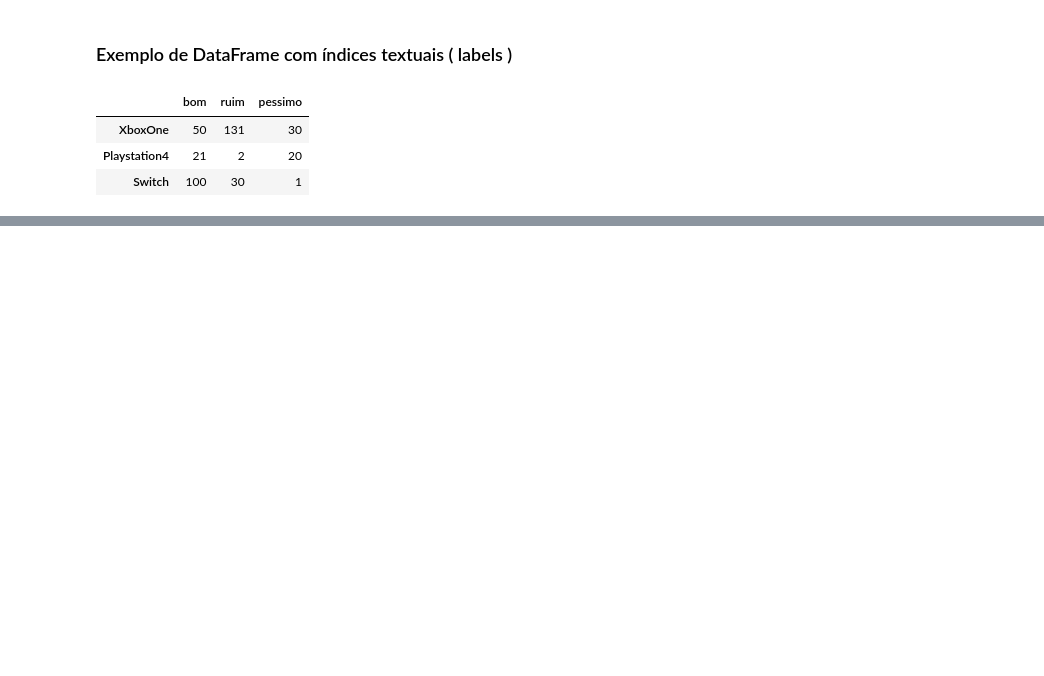
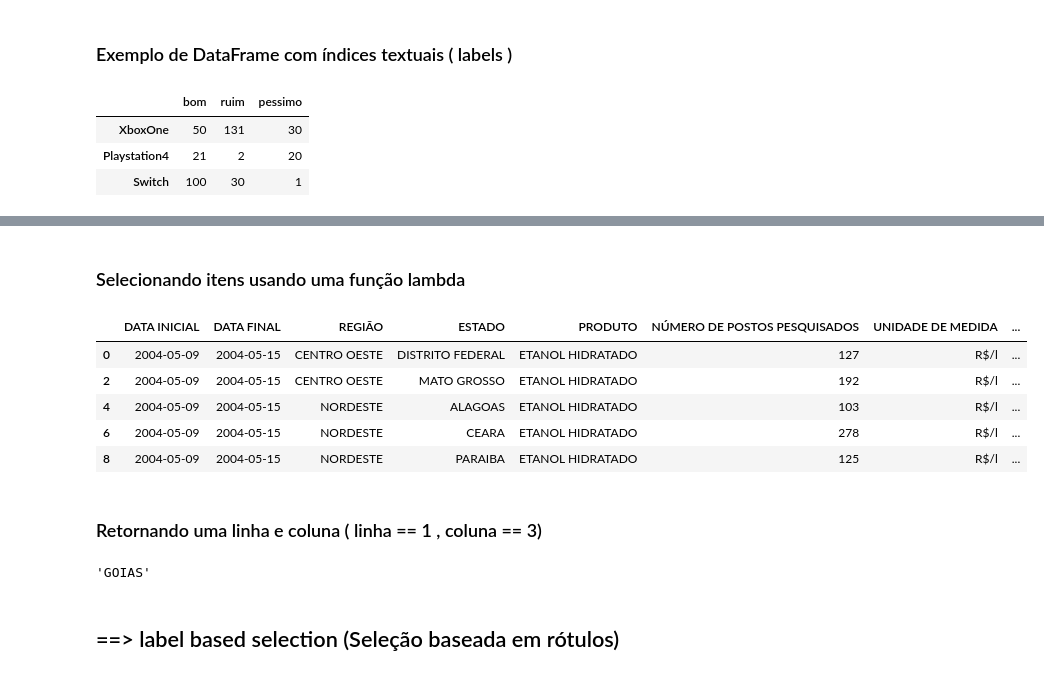
Before and after one commit to adalbertobrant/lipai, a Jupyter notebook: atividades/estudo-python/src/09-pandas/manipulacao_dados_pandas.ipynb, the cells around one changed output, grey strips where cells are left out. Cells and saved outputs as stored; diff of their text form; code cells hidden in the pictures; blank space fills up the shorter version.

```diff
--- a/atividades/estudo-python/src/09-pandas/manipulacao_dados_pandas.ipynb
+++ b/atividades/estudo-python/src/09-pandas/manipulacao_dados_pandas.ipynb
@@ -549,0 +603,19 @@ pesquisa_de_satisfacao
+# %% [markdown]
+### Selecionando itens usando uma função lambda
+# %%
+data.iloc[lambda x: (x.index % 2 == 0) & (x.index < 10)]
+# %% [output]
+|  | DATA INICIAL | DATA FINAL | REGIÃO | ESTADO | PRODUTO | NÚMERO DE POSTOS PESQUISADOS | UNIDADE DE MEDIDA | ... |
+| 0 | 2004-05-09 | 2004-05-15 | CENTRO OESTE | DISTRITO FEDERAL | ETANOL HIDRATADO | 127 | R$/l | ... |
+| 2 | 2004-05-09 | 2004-05-15 | CENTRO OESTE | MATO GROSSO | ETANOL HIDRATADO | 192 | R$/l | ... |
+| 4 | 2004-05-09 | 2004-05-15 | NORDESTE | ALAGOAS | ETANOL HIDRATADO | 103 | R$/l | ... |
+| 6 | 2004-05-09 | 2004-05-15 | NORDESTE | CEARA | ETANOL HIDRATADO | 278 | R$/l | ... |
+| 8 | 2004-05-09 | 2004-05-15 | NORDESTE | PARAIBA | ETANOL HIDRATADO | 125 | R$/l | ... |
+# %% [markdown]
+### Retornando uma  linha e coluna ( linha == 1 , coluna == 3)
+# %%
+data.iloc[1,3]
+# %% [output]
+'GOIAS'
+# %% [markdown]
+## ==> label based selection (Seleção baseada em rótulos)
```
Also changed, not shown: parts of 15 cells of this notebook.
